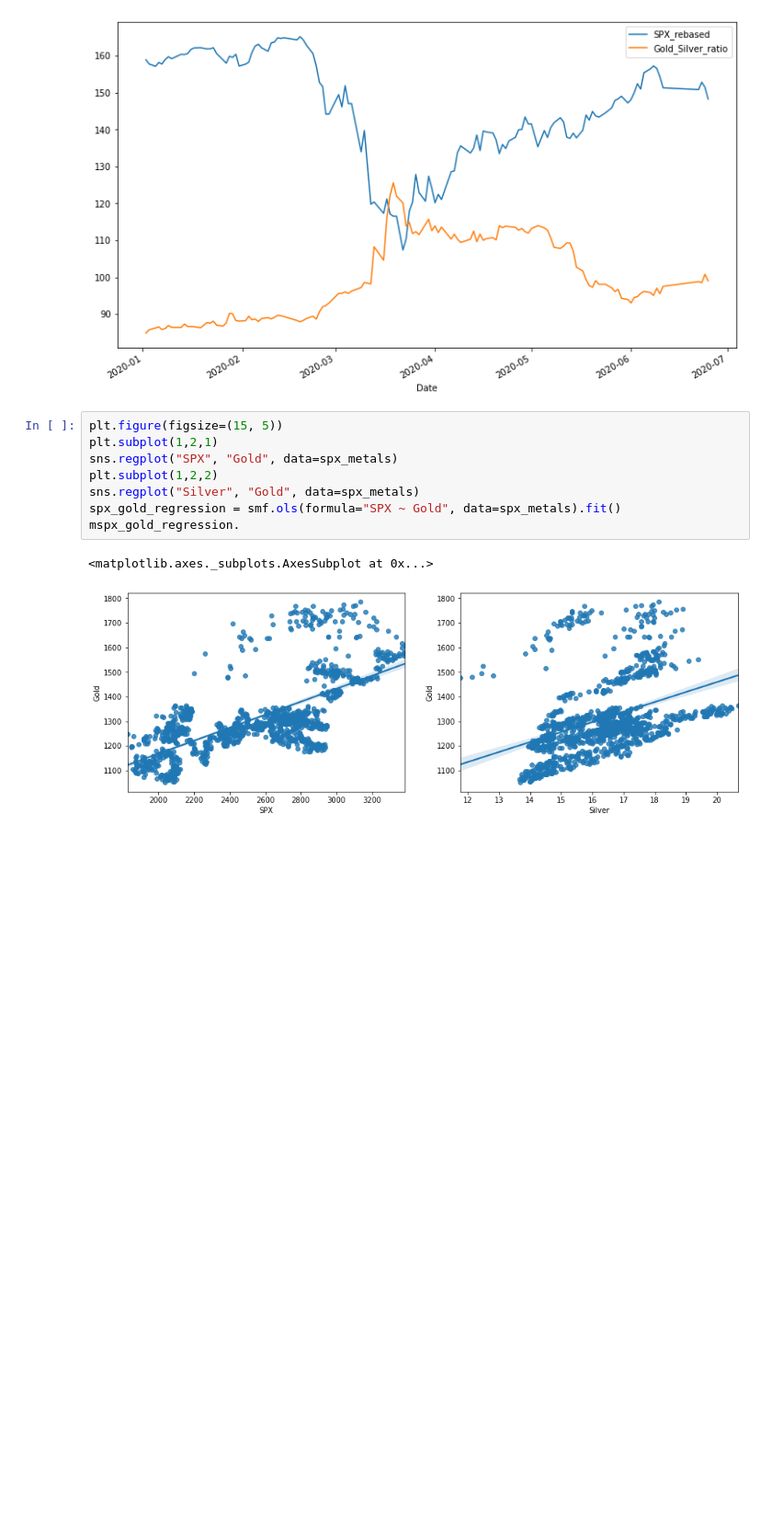
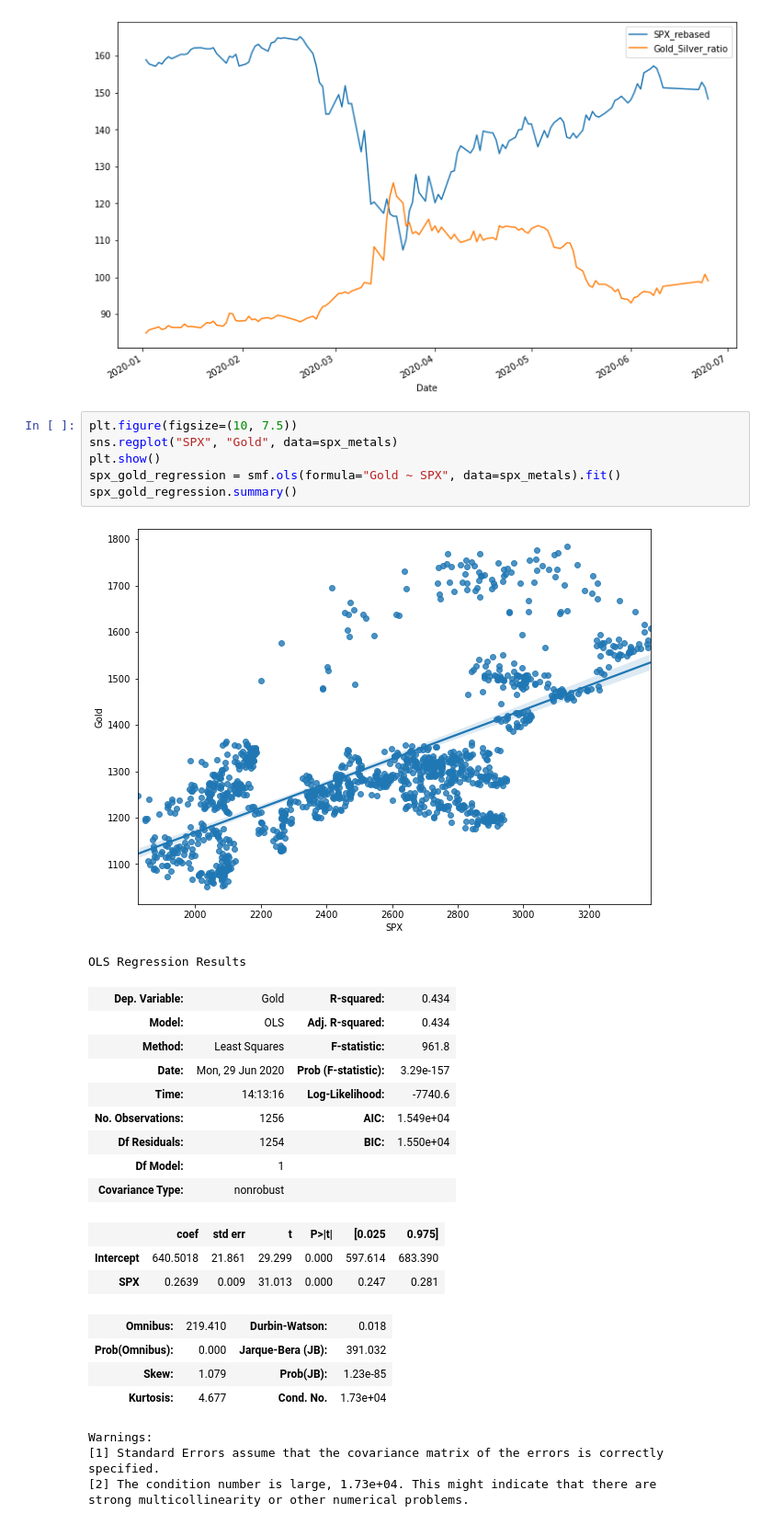
Before and after one commit to piotr-de/markets-ai, a Jupyter notebook: api_test.ipynb, the cells around one changed output. Shown at 92% size. Saved outputs shown, nothing was run; the diff lists cells and outputs as text; blank space fills up the shorter version.

Commit message:
OLS regression analysis using statsmodels (2)

```diff
--- a/api_test.ipynb
+++ b/api_test.ipynb
@@ -96,13 +96,31 @@ spx_metals.loc["2020-01-01":, ["SPX_rebased", "Gold_Silver_ratio"]].plot(figsize
 <matplotlib.axes._subplots.AxesSubplot at 0x...>
 [figure]
 # %%
-plt.figure(figsize=(15, 5))
-plt.subplot(1,2,1)
+plt.figure(figsize=(10, 7.5))
 sns.regplot("SPX", "Gold", data=spx_metals)
-plt.subplot(1,2,2)
-sns.regplot("Silver", "Gold", data=spx_metals)
-spx_gold_regression = smf.ols(formula="SPX ~ Gold", data=spx_metals).fit()
-mspx_gold_regression.
+plt.show()
+spx_gold_regression = smf.ols(formula="Gold ~ SPX", data=spx_metals).fit()
+spx_gold_regression.summary()
 # %% [output]
+[figure, new version]
-<matplotlib.axes._subplots.AxesSubplot at 0x...>
+OLS Regression Results
-[figure, old version]
+| Dep. Variable: | Gold | R-squared: | 0.434 |
+| Model: | OLS | Adj. R-squared: | 0.434 |
+| Method: | Least Squares | F-statistic: | 961.8 |
+| Date: | Mon, 29 Jun 2020 | Prob (F-statistic): | 3.29e-157 |
+| Time: | 14:13:16 | Log-Likelihood: | -7740.6 |
+| No. Observations: | 1256 | AIC: | 1.549e+04 |
+| Df Residuals: | 1254 | BIC: | 1.550e+04 |
+| Df Model: | 1 |  |  |
+| Covariance Type: | nonrobust |  |  |
+|  | coef | std err | t | P>|t| | [0.025 | 0.975] |
+| Intercept | 640.5018 | 21.861 | 29.299 | 0.000 | 597.614 | 683.390 |
+| SPX | 0.2639 | 0.009 | 31.013 | 0.000 | 0.247 | 0.281 |
+| Omnibus: | 219.410 | Durbin-Watson: | 0.018 |
+| Prob(Omnibus): | 0.000 | Jarque-Bera (JB): | 391.032 |
+| Skew: | 1.079 | Prob(JB): | 1.23e-85 |
+| Kurtosis: | 4.677 | Cond. No. | 1.73e+04 |
+Warnings:
+[1] Standard Errors assume that the covariance matrix of the errors is correctly specified.
+[2] The condition number is large, 1.73e+04. This might indicate that there are
+strong multicollinearity or other numerical problems.
```
